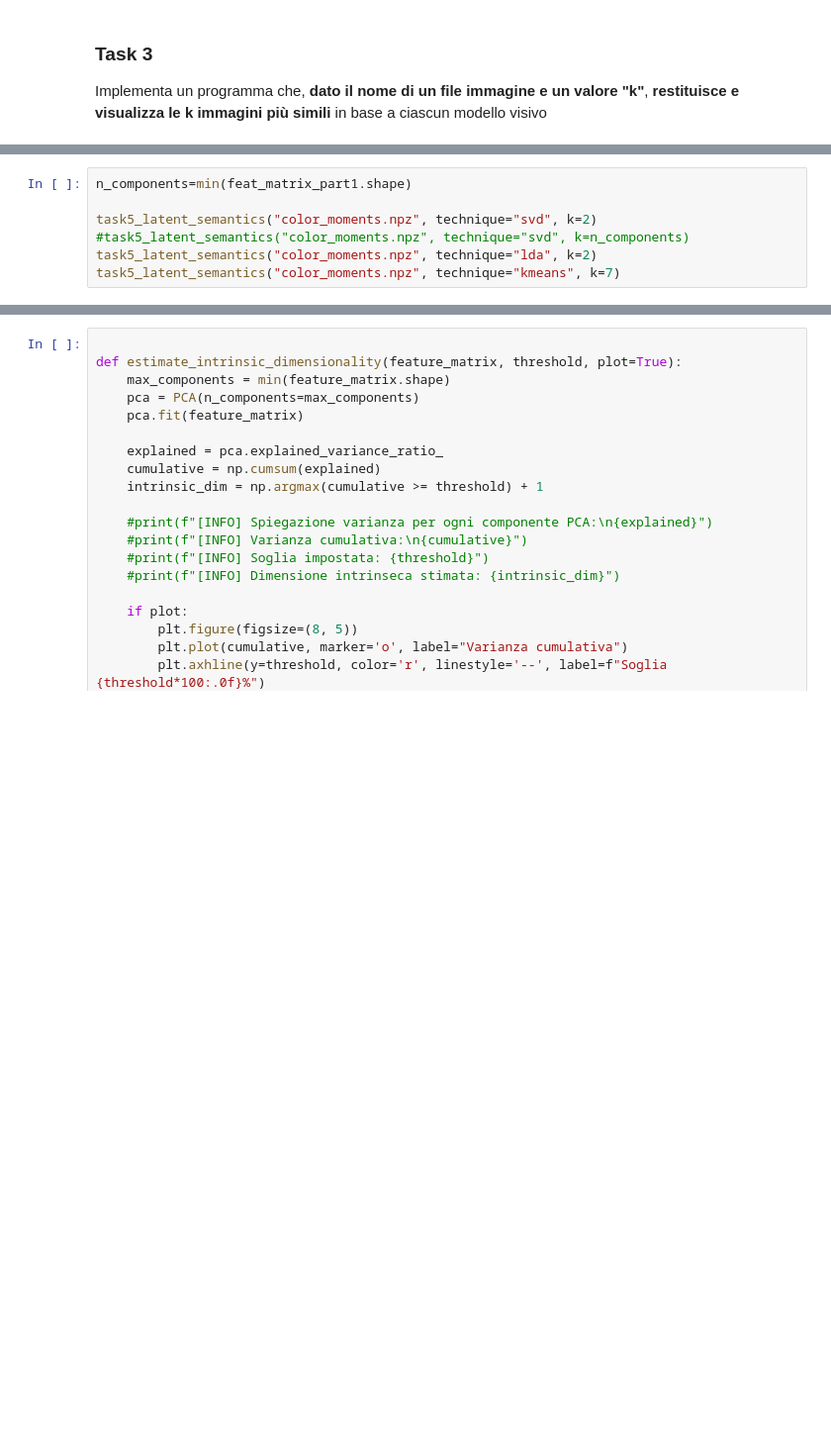
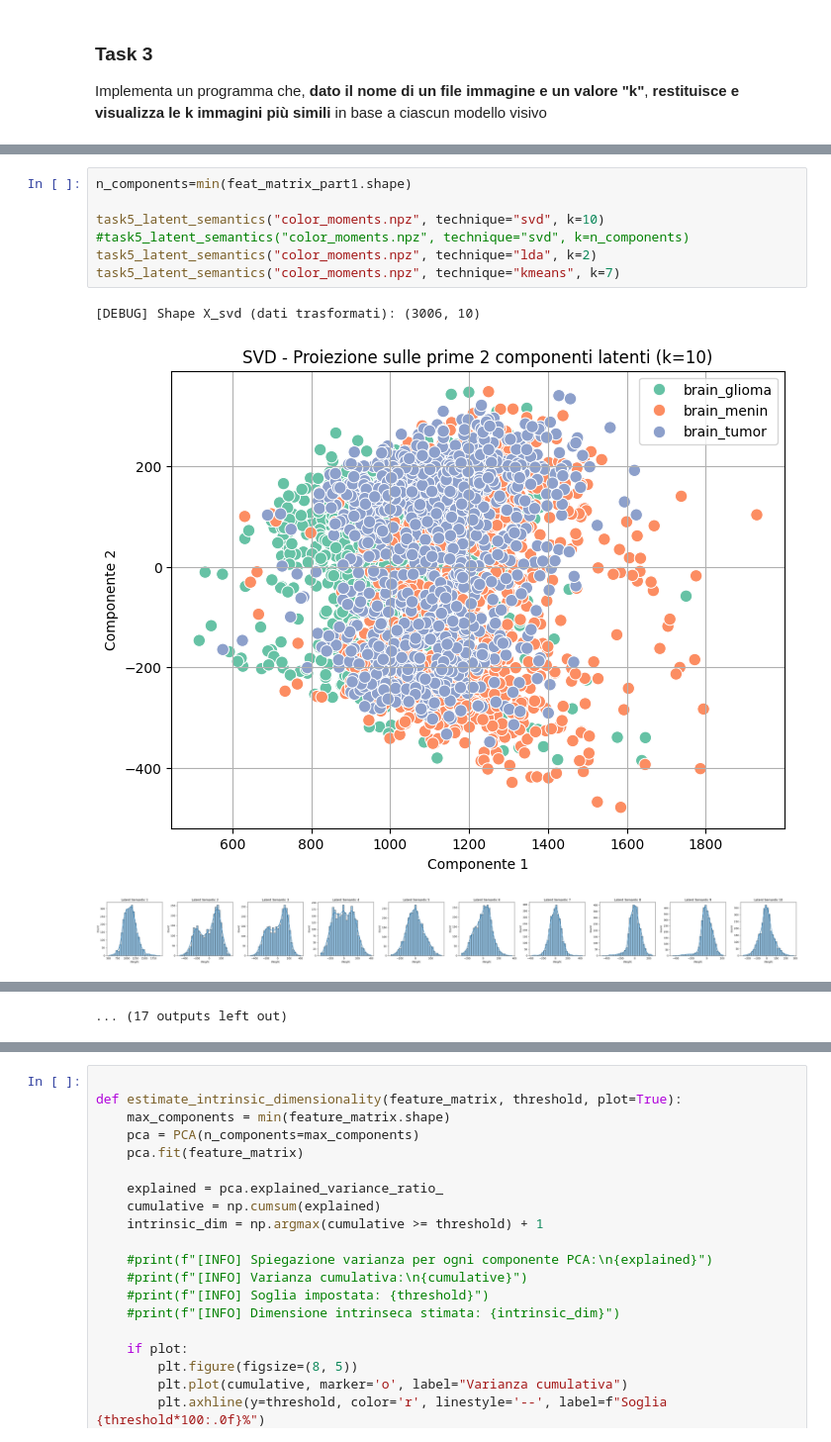
Before and after one commit to Calienn/DBmulti, a Jupyter notebook: Color_moments.ipynb, the cells around one changed output, grey strips where cells are left out. Shown at 99% size. Cells and saved outputs as stored; diff of their text form; blank space fills up the shorter version.

```diff
--- a/Color_moments.ipynb
+++ b/Color_moments.ipynb
@@ -607,7 +898,11 @@ def task5_latent_semantics(feature_model_path, technique, k):
 # %%
 n_components=min(feat_matrix_part1.shape)
 
-task5_latent_semantics("color_moments.npz", technique="svd", k=2)
+task5_latent_semantics("color_moments.npz", technique="svd", k=10)
 #task5_latent_semantics("color_moments.npz", technique="svd", k=n_components)
 task5_latent_semantics("color_moments.npz", technique="lda", k=2)
 task5_latent_semantics("color_moments.npz", technique="kmeans", k=7)
+# %% [output]
+[DEBUG] Shape X_svd (dati trasformati): (3006, 10)
+[figure, added]
+[figure, added]
@@ -613,0 +918 @@ task5_latent_semantics("color_moments.npz", technique="kmeans", k=7)
+... (17 outputs left out)
```
Also changed, not shown: parts of 39 cells of this notebook.
